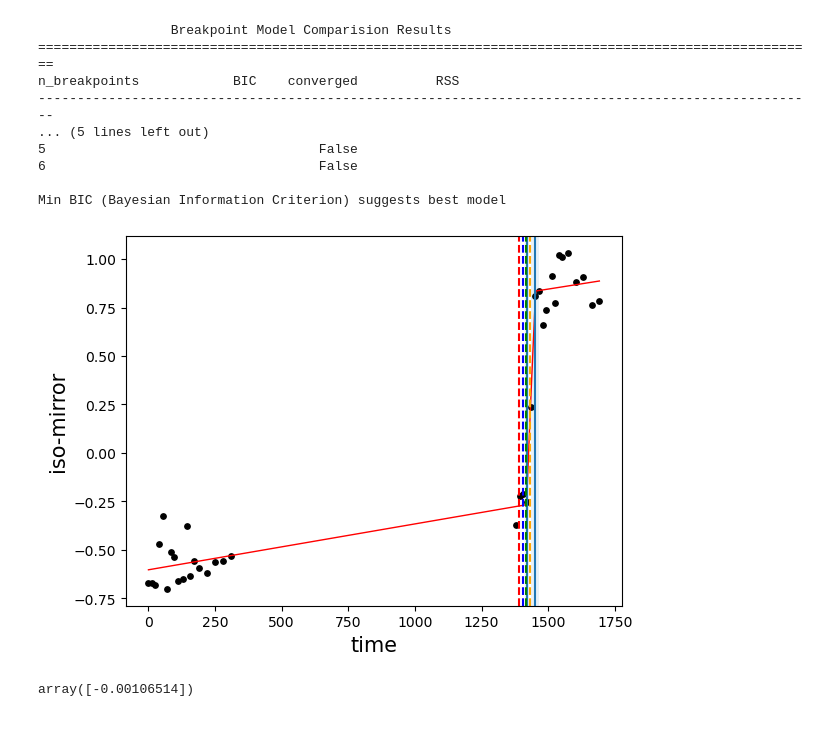
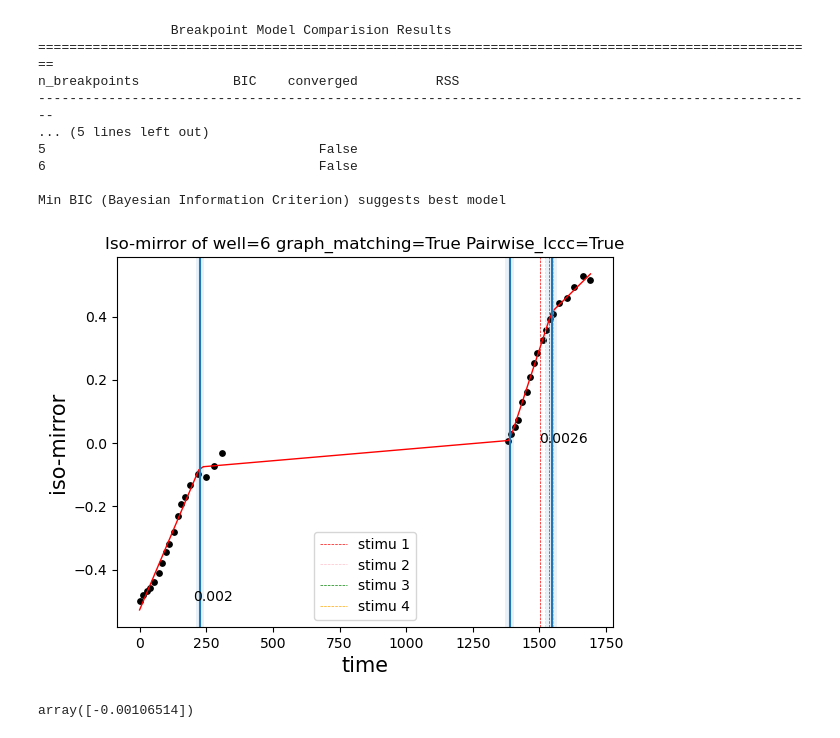
Before and after one commit to TianyiChen97/Organoid, a Jupyter notebook: Iso-mirror-TBS-no-window_pairwiseLCCC.ipynb, the cells around one changed output. Cells and saved outputs as stored; diff of their text form; code cells hidden in the pictures.

Commit message:
Fully automated analysis of the TBS dataset with no windowing using pairwise LCCC

```diff
--- a/Iso-mirror-TBS-no-window_pairwiseLCCC.ipynb
+++ b/Iso-mirror-TBS-no-window_pairwiseLCCC.ipynb
@@ -89,5 +158,3 @@ len(sorted_filenames_updated)
 # %%
-well='well003'
-
+well='well005'
 well_number = int(well[4:])+1
-print(well_number)
@@ -284,0 +322,21 @@ Successful with n_neighbors=5
+# %%
+## ISOMAP fitting on CMDS result
+
+optimal_n_neighbors = find_optimal_neighbors(MDS)
+embedding = Isomap(n_neighbors=optimal_n_neighbors,n_components=1)
+iso = embedding.fit_transform(MDS)
+iso=iso[:,0]
+
+if iso[0]>0:
+    iso=-iso
+else:
+    iso=iso
+
+plt.scatter(time_diff,iso)
+plt.xlabel("time",fontsize=15)
+plt.ylabel("iso-mirror",fontsize=15)
+plt.title("Iso-mirror of well=" + str(well_number)+' graph_matching='+str(graph_matching)+' Pairwise_lccc='+str(Pairwise_lccc))
+plt.axvline(x=stimulus_time_diff[0], color='red', linestyle='--', label='stimu 1')
+plt.axvline(x=stimulus_time_diff[1], color='blue', linestyle='--', label='stimu 2')
+plt.axvline(x=stimulus_time_diff[2], color='green', linestyle='--', label='stimu 3')
+plt.axvline(x=stimulus_time_diff[3], color='orange', linestyle='--', label='stimu 4')
@@ -308,22 +367,31 @@ pw_fit = piecewise_regression.Fit(time_diff, iso[:,0], n_breakpoints=2)
 # %%
+pw_fit = piecewise_regression.Fit(time_diff, iso, n_breakpoints=3)  ## choose the number of breakpoints based on result above
+pw_results = pw_fit.get_results()
+pw_estimates = pw_results["estimates"]
+
 ### result for using iso-mirror
 pw_fit.plot_data(color='black',s=15)
 pw_fit.plot_fit(color="red", linewidth=1)
 pw_fit.plot_breakpoints()
 pw_fit.plot_breakpoint_confidence_intervals()
 plt.xlabel("time",fontsize=15)
 plt.ylabel("iso-mirror",fontsize=15)
+plt.title("Iso-mirror of well=" + str(well_number)+' graph_matching='+str(graph_matching)+' Pairwise_lccc='+str(Pairwise_lccc))
+plt.axvline(x=stimulus_time_diff[0], color='red', linestyle='--', label='stimu 1',lw=0.5)
+plt.axvline(x=stimulus_time_diff[1], color='pink', linestyle='--', label='stimu 2',lw=0.5)
+plt.axvline(x=stimulus_time_diff[2], color='green', linestyle='--', label='stimu 3',lw=0.5)
+plt.axvline(x=stimulus_time_diff[3], color='orange', linestyle='--', label='stimu 4',lw=0.5)
+plt.legend()
 
+plt.text(200, -0.5, str(round(pw_estimates['alpha1']['estimate'],4))  )
 
-plt.axvline(x=stimulus_time_diff[0], color='red', linestyle='--', label='stimu 1')
-plt.axvline(x=stimulus_time_diff[1], color='blue', linestyle='--', label='stimu 2')
-plt.axvline(x=stimulus_time_diff[2], color='green', linestyle='--', label='stimu 3')
-plt.axvline(x=stimulus_time_diff[3], color='orange', linestyle='--', label='stimu 4')
+plt.text(1500, 0, str(round(pw_estimates['alpha3']['estimate'],4))  )
+
 
 plt.show()
 plt.close()
 # %% [output]
-[figure, old version]
+[figure, new version]
 # %%
 lr = LinearRegression()
 lr.fit(np.array(time_diff[:18]).reshape(-1, 1), iso[:18,0])
```
Also changed, not shown: parts of 23 cells of this notebook.
